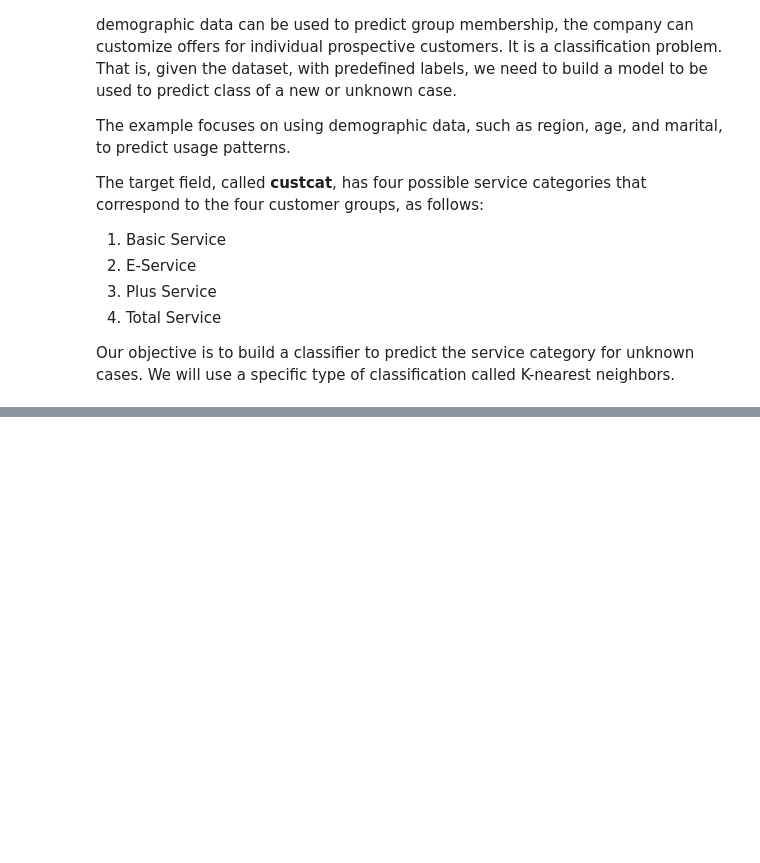
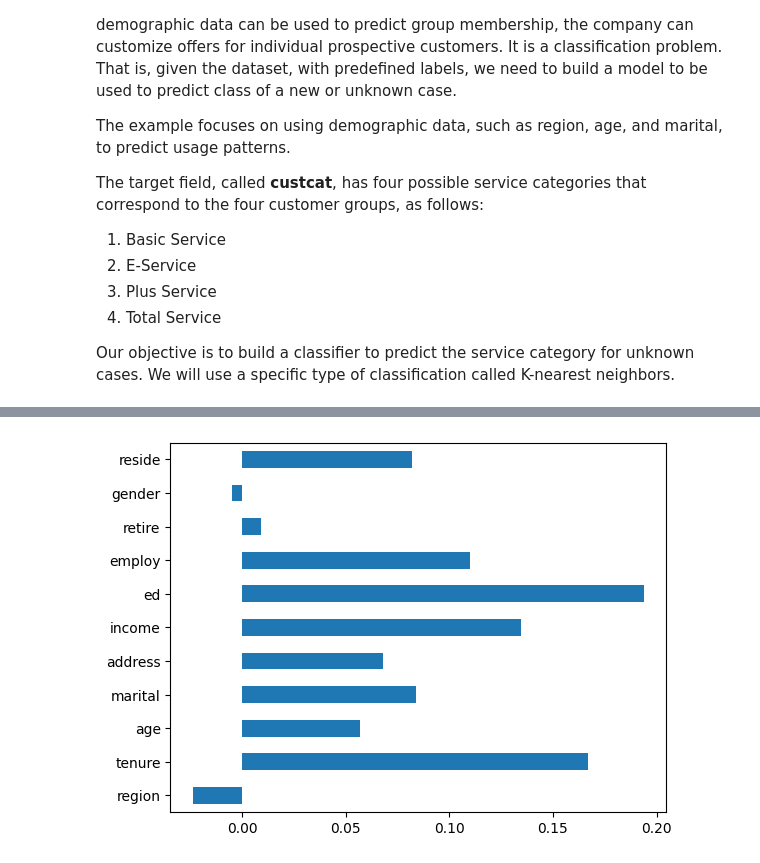
Before and after one commit to Tinonturja/MachineLearning, a Jupyter notebook: KNN_Classifier.ipynb, the cells around one changed output, grey strips where cells are left out. Saved outputs shown, nothing was run; the diff lists cells and outputs as text; code cells hidden in the pictures; blank space fills up the shorter version.

```diff
--- a/KNN_Classifier.ipynb
+++ b/KNN_Classifier.ipynb
@@ -28,0 +77,7 @@ Our objective is to build a classifier to predict the service category for unkno
+# %%
+# Find the correlation between the target value with other features
+correlation = df.corr()['custcat'].drop('custcat')
+correlation.plot(kind = 'barh')
+plt.show()
+# %% [output]
+[figure, added]
```
Also changed, not shown: parts of 26 cells of this notebook, 2 other files.
